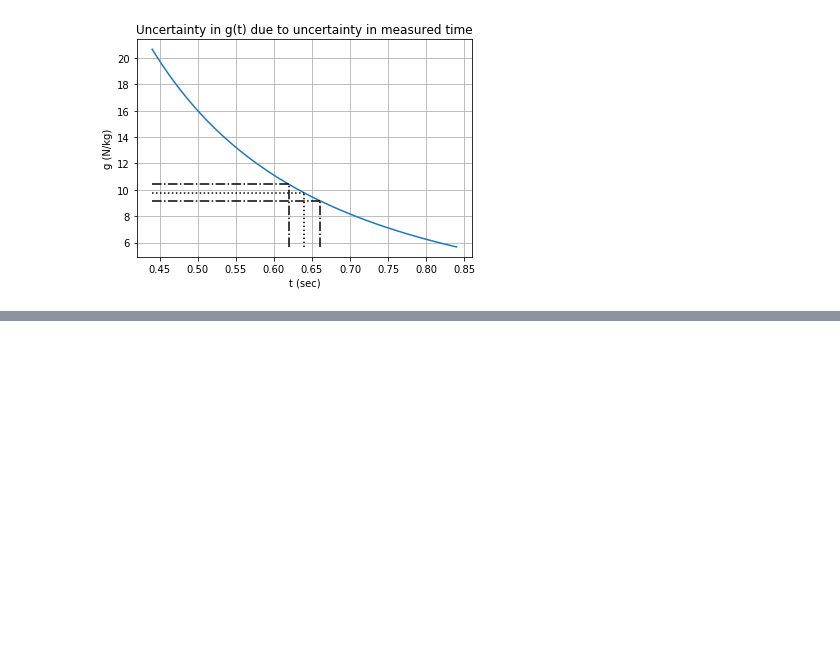
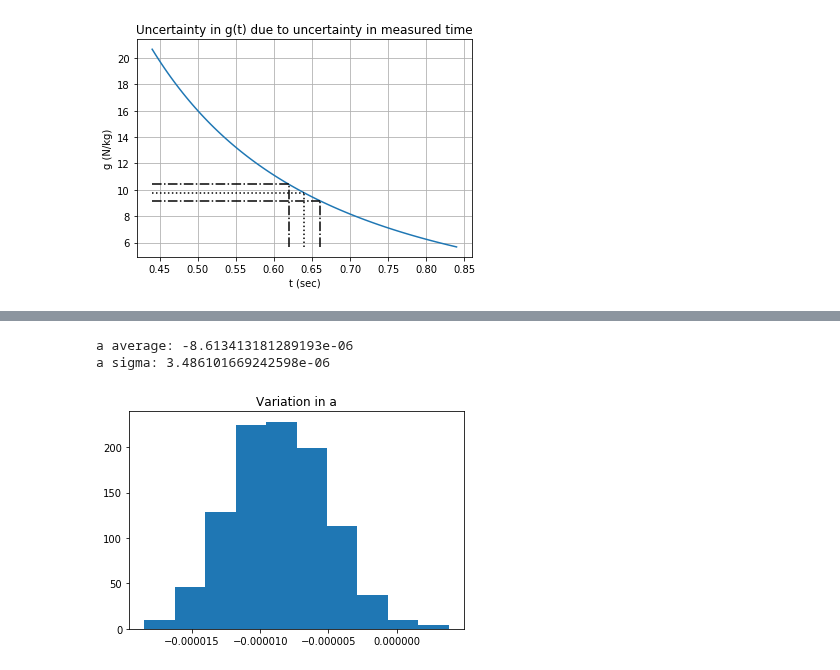
Before and after one commit to sspickle/instrumentation-projects, a Jupyter notebook: proj7/Stats-p7.ipynb, the cells around one changed output, grey strips where cells are left out. Cells and saved outputs as stored; diff of their text form; code cells hidden in the pictures; blank space fills up the shorter version.

```diff
--- a/proj7/Stats-p7.ipynb
+++ b/proj7/Stats-p7.ipynb
@@ -141,4 +227,9 @@ print("m sigma:",sigM)
 # %%
-hist(barr)  # look at the variation in "b" values
-print("b average:", bAvg)
-print("b sigma:",sigB)
+pl.title("Variation in a")
+pl.hist(aArr)  # look at the variation in "a" values
+print("a average:", aAvg)
+print("a sigma:",sigA)
+# %% [output]
+a average: -8.613413181289193e-06
+a sigma: 3.486101669242598e-06
+[figure, added]
```
Also changed, not shown: parts of 9 cells of this notebook, 1 other file.
